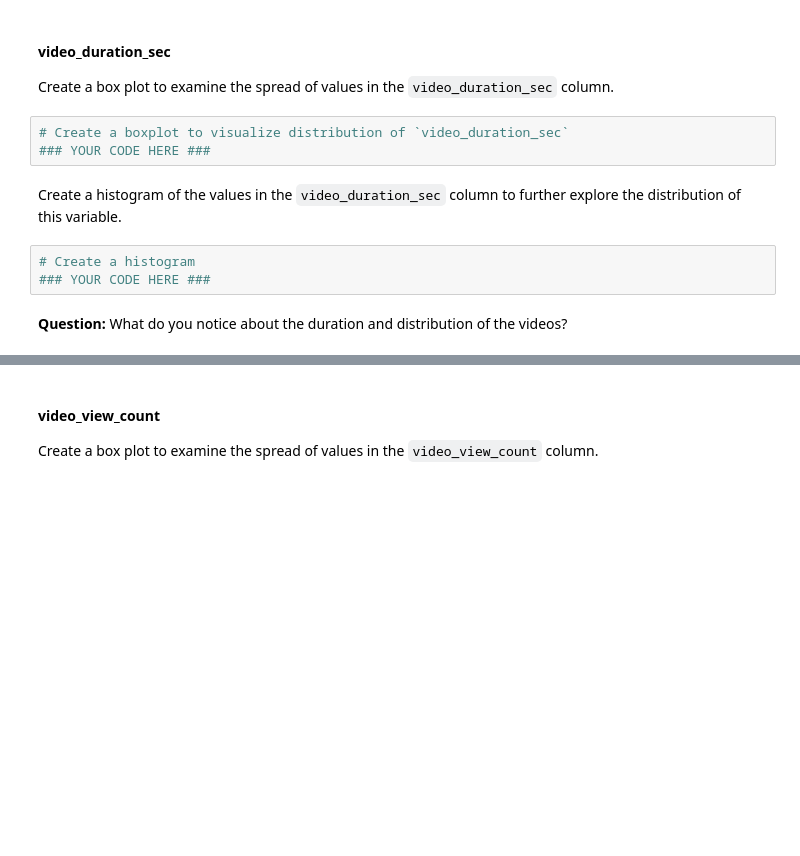
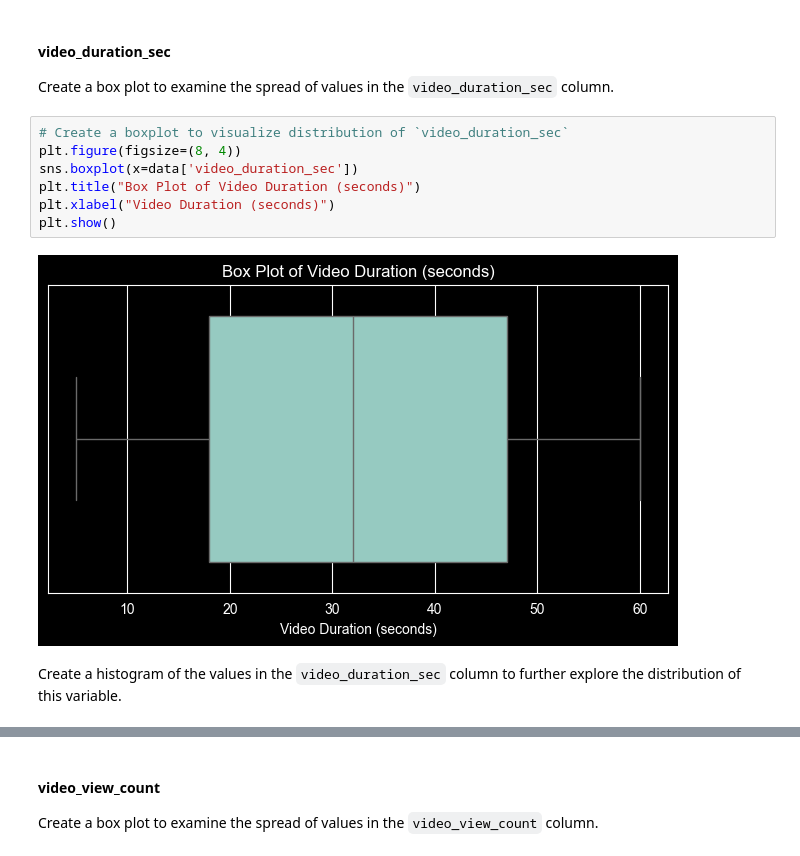
Before and after one commit to Aarushi-1604/google-advanced-data-analytics, a Jupyter notebook: course-3-go-beyond-the-numbers/notebooks/course-3-project-lab.ipynb, the cells around one changed output, grey strips where cells are left out. Saved outputs shown, nothing was run; the diff lists cells and outputs as text; blank space fills up the shorter version.

```diff
--- a/course-3-go-beyond-the-numbers/notebooks/course-3-project-lab.ipynb
+++ b/course-3-go-beyond-the-numbers/notebooks/course-3-project-lab.ipynb
@@ -162,13 +160,14 @@ Now that you have assessed your data, it’s time to plot your visualization(s).
 #### **video_duration_sec**
 
 Create a box plot to examine the spread of values in the `video_duration_sec` column.
-# %%
-# Create a boxplot to visualize distribution of `video_duration_sec`
-### YOUR CODE HERE ###
+# %%
+# Create a boxplot to visualize distribution of `video_duration_sec`
+plt.figure(figsize=(8, 4))
+sns.boxplot(x=data['video_duration_sec'])
+plt.title("Box Plot of Video Duration (seconds)")
+plt.xlabel("Video Duration (seconds)")
+plt.show()
+# %% [output]
+[figure, added]
 # %% [markdown]
 Create a histogram of the values in the `video_duration_sec` column to further explore the distribution of this variable.
-# %%
-# Create a histogram
-### YOUR CODE HERE ###
-# %% [markdown]
-**Question:** What do you notice about the duration and distribution of the videos?
```
Also changed, not shown: parts of 62 cells of this notebook.
